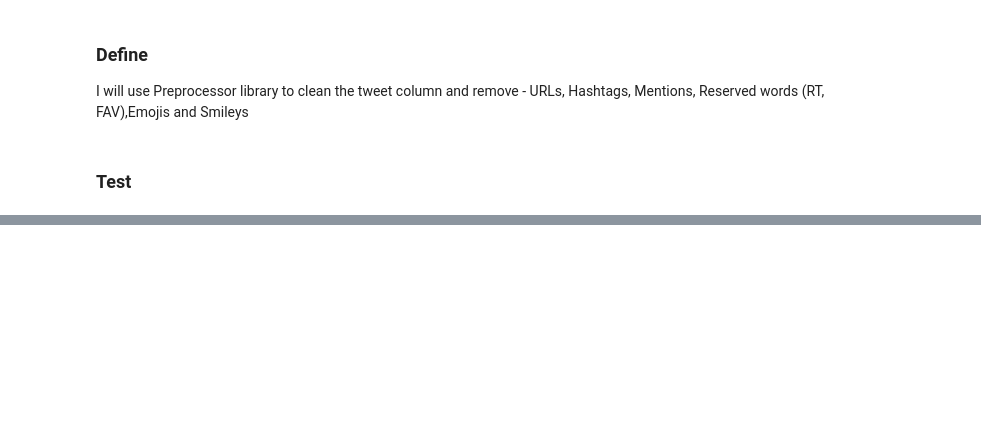
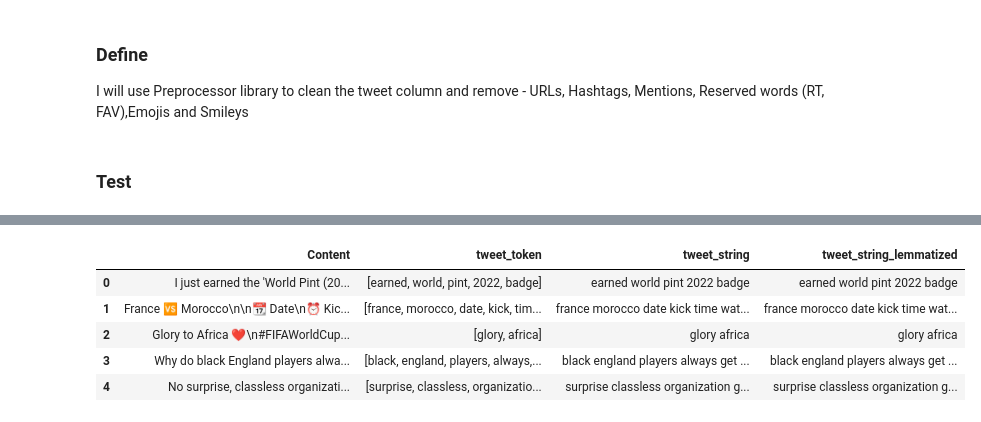
Before and after one commit to Gunjuzone/FIFA_World_Cup_2022_Sentiment_Analysis, a Jupyter notebook: 2022_Fifa_World_Cup_Sentiment_Analysis.ipynb, the cells around one changed output, grey strips where cells are left out. Cells and saved outputs as stored; diff of their text form; code cells hidden in the pictures; blank space fills up the shorter version.

```diff
--- a/2022_Fifa_World_Cup_Sentiment_Analysis.ipynb
+++ b/2022_Fifa_World_Cup_Sentiment_Analysis.ipynb
@@ -358,0 +436,9 @@ array(['Columbus, OH', 'London, England', 'ⵜⴰⴳⵍⴷⵉⵜ ⵏ ⵍⵎⵖ
+# %%
+df[['Content', 'tweet_token', 'tweet_string', 'tweet_string_lemmatized']].head()
+# %% [output]
+|  | Content | tweet_token | tweet_string | tweet_string_lemmatized |
+| 0 | I just earned the 'World Pint (20... | [earned, world, pint, 2022, badge] | earned world pint 2022 badge | earned world pint 2022 badge |
+| 1 | France 🆚 Morocco\n\n📆 Date\n⏰ Kic... | [france, morocco, date, kick, tim... | france morocco date kick time wat... | france morocco date kick time wat... |
+| 2 | Glory to Africa ❤️\n#FIFAWorldCup... | [glory, africa] | glory africa | glory africa |
+| 3 | Why do black England players alwa... | [black, england, players, always,... | black england players always get ... | black england players always get ... |
+| 4 | No surprise, classless organizati... | [surprise, classless, organizatio... | surprise classless organization g... | surprise classless organization g... |
```
Also changed, not shown: parts of 62 cells of this notebook.
